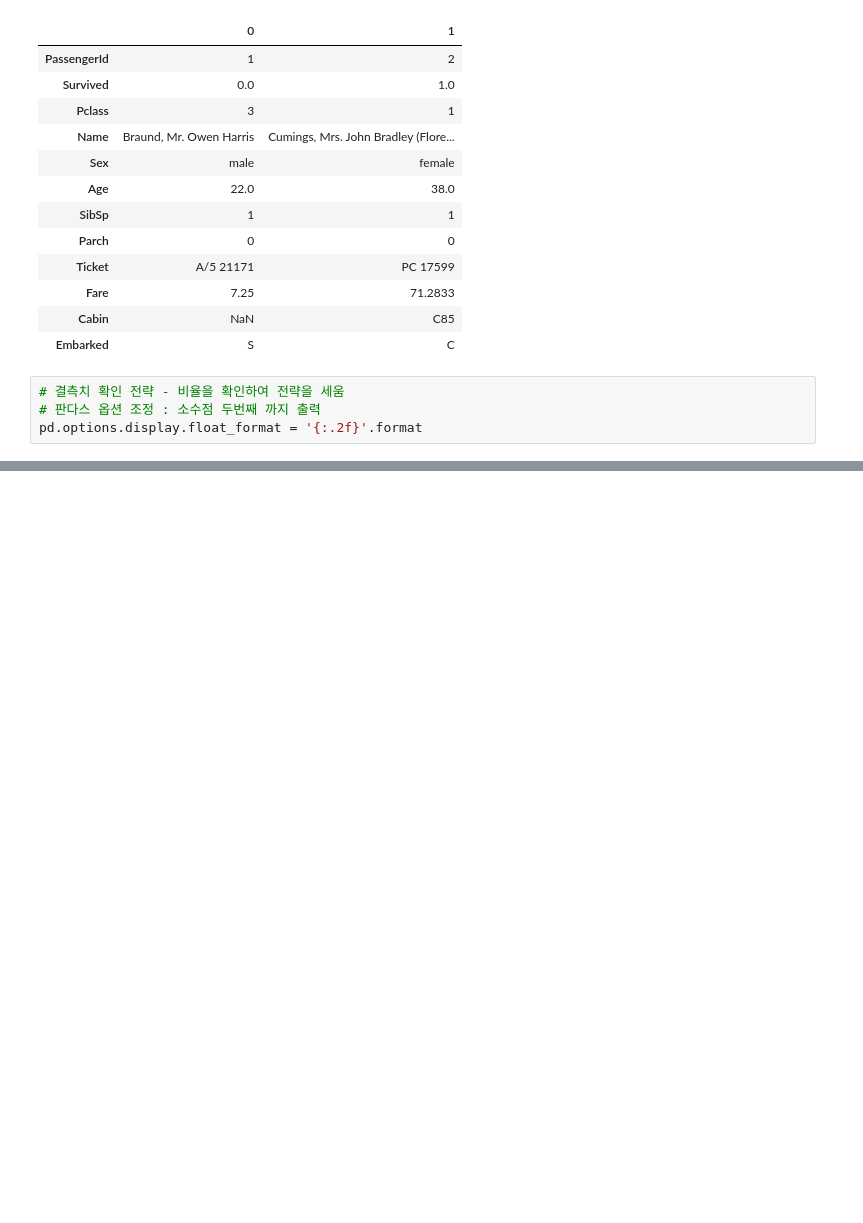
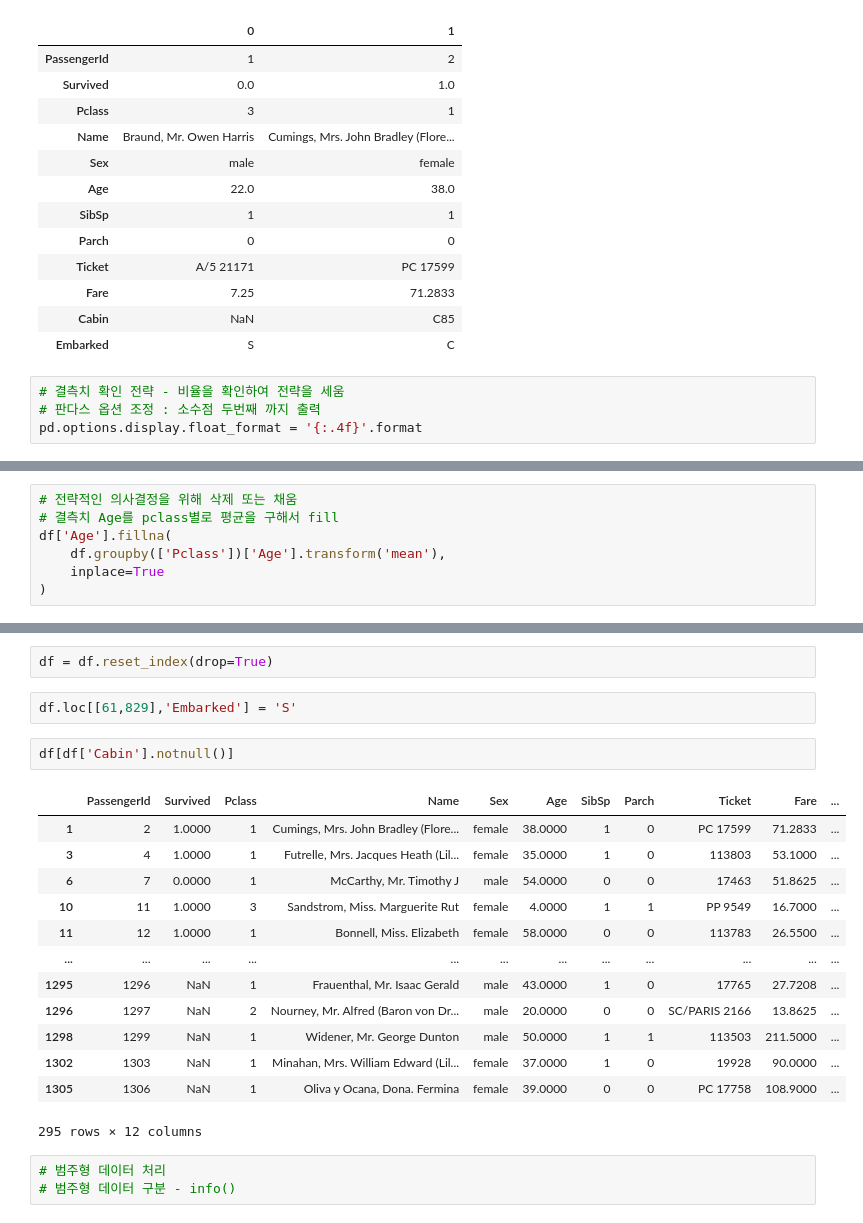
Before and after one commit to leekyuyoung20230313/pythone, a Jupyter notebook: 전처리/범주형데이터_처리.ipynb, the cells around one changed output, grey strips where cells are left out. Drawn from its saved outputs; the diff is of its cells as text; blank space fills up the shorter version.

```diff
--- a/전처리/범주형데이터_처리.ipynb
+++ b/전처리/범주형데이터_처리.ipynb
@@ -224,6 +224,6 @@ df.head(2).T
 # %%
 # 결측치 확인 전략 - 비율을 확인하여 전략을 세움
 # 판다스 옵션 조정 : 소수점 두번째 까지 출력
-pd.options.display.float_format = '{:.2f}'.format
+pd.options.display.float_format = '{:.4f}'.format
 # %%
 # 결측치값의 평균
@@ -244,0 +239,7 @@ df.isna()
+# %%
+# 전략적인 의사결정을 위해 삭제 또는 채움
+# 결측치 Age를 pclass별로 평균을 구해서 fill
+df['Age'].fillna(
+    df.groupby(['Pclass'])['Age'].transform('mean'),
+    inplace=True
+)
@@ -244,0 +263,23 @@ df.isna()
+# %%
+df = df.reset_index(drop=True)
+# %%
+df.loc[[61,829],'Embarked'] = 'S'
+# %%
+df[df['Cabin'].notnull()]
+# %% [output]
+|  | PassengerId | Survived | Pclass | Name | Sex | Age | SibSp | Parch | Ticket | Fare | ... |
+| 1 | 2 | 1.0000 | 1 | Cumings, Mrs. John Bradley (Flore... | female | 38.0000 | 1 | 0 | PC 17599 | 71.2833 | ... |
+| 3 | 4 | 1.0000 | 1 | Futrelle, Mrs. Jacques Heath (Lil... | female | 35.0000 | 1 | 0 | 113803 | 53.1000 | ... |
+| 6 | 7 | 0.0000 | 1 | McCarthy, Mr. Timothy J | male | 54.0000 | 0 | 0 | 17463 | 51.8625 | ... |
+| 10 | 11 | 1.0000 | 3 | Sandstrom, Miss. Marguerite Rut | female | 4.0000 | 1 | 1 | PP 9549 | 16.7000 | ... |
+| 11 | 12 | 1.0000 | 1 | Bonnell, Miss. Elizabeth | female | 58.0000 | 0 | 0 | 113783 | 26.5500 | ... |
+| ... | ... | ... | ... | ... | ... | ... | ... | ... | ... | ... | ... |
+| 1295 | 1296 | NaN | 1 | Frauenthal, Mr. Isaac Gerald | male | 43.0000 | 1 | 0 | 17765 | 27.7208 | ... |
+| 1296 | 1297 | NaN | 2 | Nourney, Mr. Alfred (Baron von Dr... | male | 20.0000 | 0 | 0 | SC/PARIS 2166 | 13.8625 | ... |
+| 1298 | 1299 | NaN | 1 | Widener, Mr. George Dunton | male | 50.0000 | 1 | 1 | 113503 | 211.5000 | ... |
+| 1302 | 1303 | NaN | 1 | Minahan, Mrs. William Edward (Lil... | female | 37.0000 | 1 | 0 | 19928 | 90.0000 | ... |
+| 1305 | 1306 | NaN | 1 | Oliva y Ocana, Dona. Fermina | female | 39.0000 | 0 | 0 | PC 17758 | 108.9000 | ... |
+295 rows × 12 columns
+# %%
+# 범주형 데이터 처리
+# 범주형 데이터 구분 - info()
```
Also changed, not shown: parts of 16 cells of this notebook.
